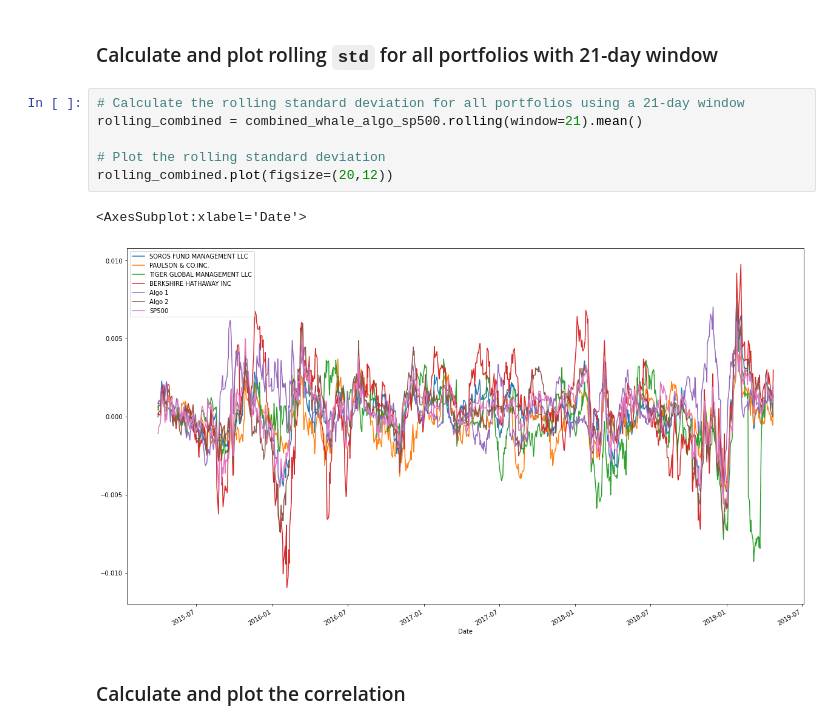
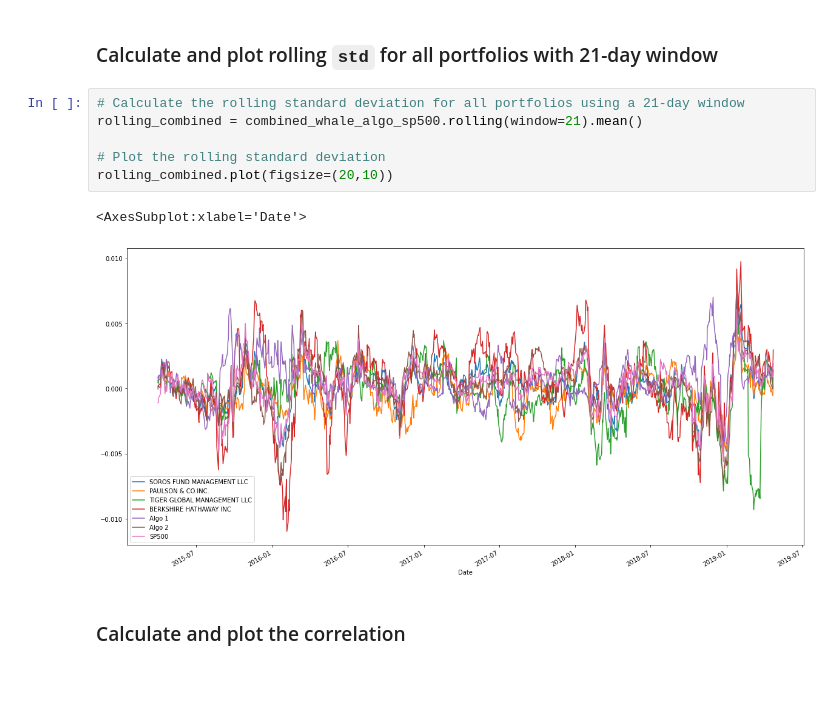
Before and after one commit to mmfsb/Pandas_Homework, a Jupyter notebook: Whale/whale_analysis.ipynb, the cells around one changed output. Saved outputs shown, nothing was run; the diff lists cells and outputs as text; blank space fills up the shorter version.

```diff
--- a/Whale/whale_analysis.ipynb
+++ b/Whale/whale_analysis.ipynb
@@ -356,12 +356,12 @@ Risk changes over time. Analyze the rolling statistics for Risk and Beta.
 # %%
 # Calculate the rolling standard deviation for all portfolios using a 21-day window
 rolling_combined = combined_whale_algo_sp500.rolling(window=21).mean()
 
 # Plot the rolling standard deviation
-rolling_combined.plot(figsize=(20,12))
+rolling_combined.plot(figsize=(20,10))
 # %% [output]
 <AxesSubplot:xlabel='Date'>
-[figure, old version]
+[figure, new version]
 # %% [markdown]
 ### Calculate and plot the correlation
 # %%
```
Also changed, not shown: parts of 9 cells of this notebook.
